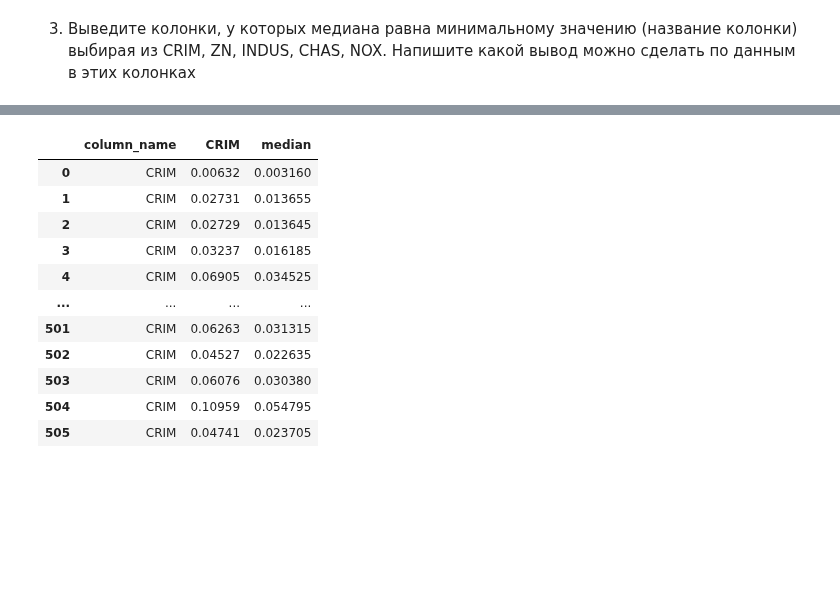
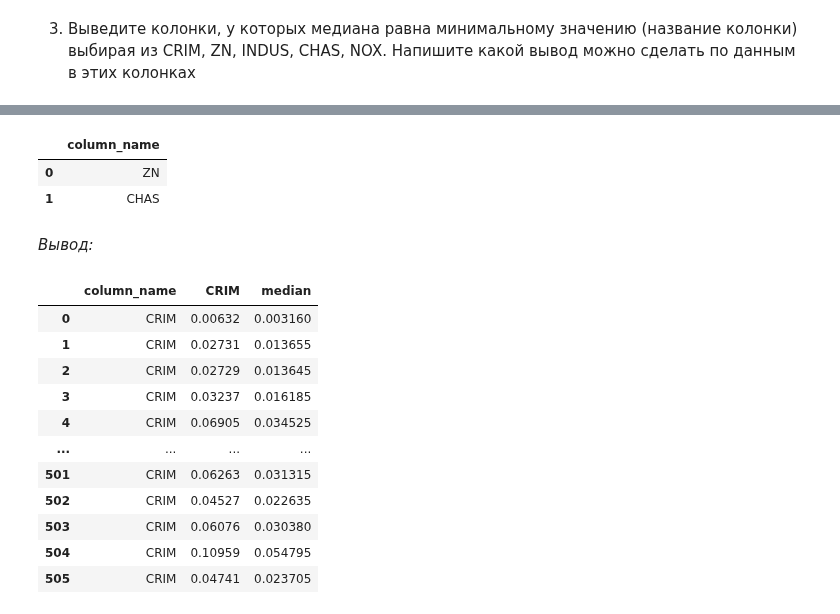
Before and after one commit to Vladislav-7-AV/teach-scool-ds, a Jupyter notebook: Hometask-M3/SQL2/sql_2_HW_Alekseev_Vladislav_Viktorovich.ipynb, the cells around one changed output, grey strips where cells are left out. Drawn from its saved outputs; the diff is of its cells as text; code cells hidden in the pictures; blank space fills up the shorter version.

```diff
--- a/Hometask-M3/SQL2/sql_2_HW_Alekseev_Vladislav_Viktorovich.ipynb
+++ b/Hometask-M3/SQL2/sql_2_HW_Alekseev_Vladislav_Viktorovich.ipynb
@@ -147,3 +109,76 @@ pd.read_sql(
+# %%
+pd.read_sql(
+    '''--sql
+    WITH a AS (
+    select 'CRIM' AS column_name,min(CRIM) as min
+    FROM boston
+    union all
+    select 'ZN' AS column_name,min(ZN) as min
+    FROM boston
+    union all
+    select 'INDUS' AS column_name,min(INDUS) as min
+    FROM boston
+    union all
+    select 'CHAS' AS column_name,min(CHAS) as min
+    FROM boston
+    union all
+    select 'NOX' AS column_name,min(NOX) as min
+    FROM boston
+    )
+    ,
+    b as
+    (select 'CRIM' AS column_name,avg (CRIM) as median from
+    (select  CRIM
+    FROM boston
+    order by CRIM
+    limit 1 offset (select count(*) from boston) / 2)
+    union all
+    select 'ZN' AS column_name,avg (ZN) as median from
+    (select  ZN
+    FROM boston
+    order by ZN
+    limit 1 offset (select count(*) from boston) / 2)
+    union all
+    select 'INDUS' AS column_name,avg (INDUS) as median from
+    (select  INDUS
+    FROM boston
+    order by INDUS
+    limit 1 offset (select count(*) from boston) / 2)
+    union all
+    select 'CHAS' AS column_name,avg (CHAS) as median from
+    (select  CHAS
+    FROM boston
+    order by CHAS
+    limit 1 offset (select count(*) from boston) / 2)
+    union all
+    select 'NOX' AS column_name,avg (NOX) as median from
+    (select  NOX
+    FROM boston
+    order by NOX
+    limit 1 offset (select count(*) from boston) / 2))
+    select
+    a.column_name as column_name
+    from a join b
+    on a.column_name = b.column_name
+    and a.min=b.median
+
+   /*
+    SELECT 'ZN' AS column_name
+    , PERCENTILE_CONT(0.5) WITHIN GROUP (ORDER BY ZN) AS median -- PERCENTILE_CONT не работает
+    , MIN(ZN) AS min_value
+    FROM boston
+    -- UNION ALL
+    )
+    SELECT * FROM a;*/
+    ''',
+    con,
+)
+# %% [output]
+|  | column_name |
+| 0 | ZN |
+| 1 | CHAS |
+# %% [markdown]
+<i>Вывод: </i>
 # %%
 # Temp space
 pd.read_sql(
```
Also changed, not shown: parts of 7 cells of this notebook.
